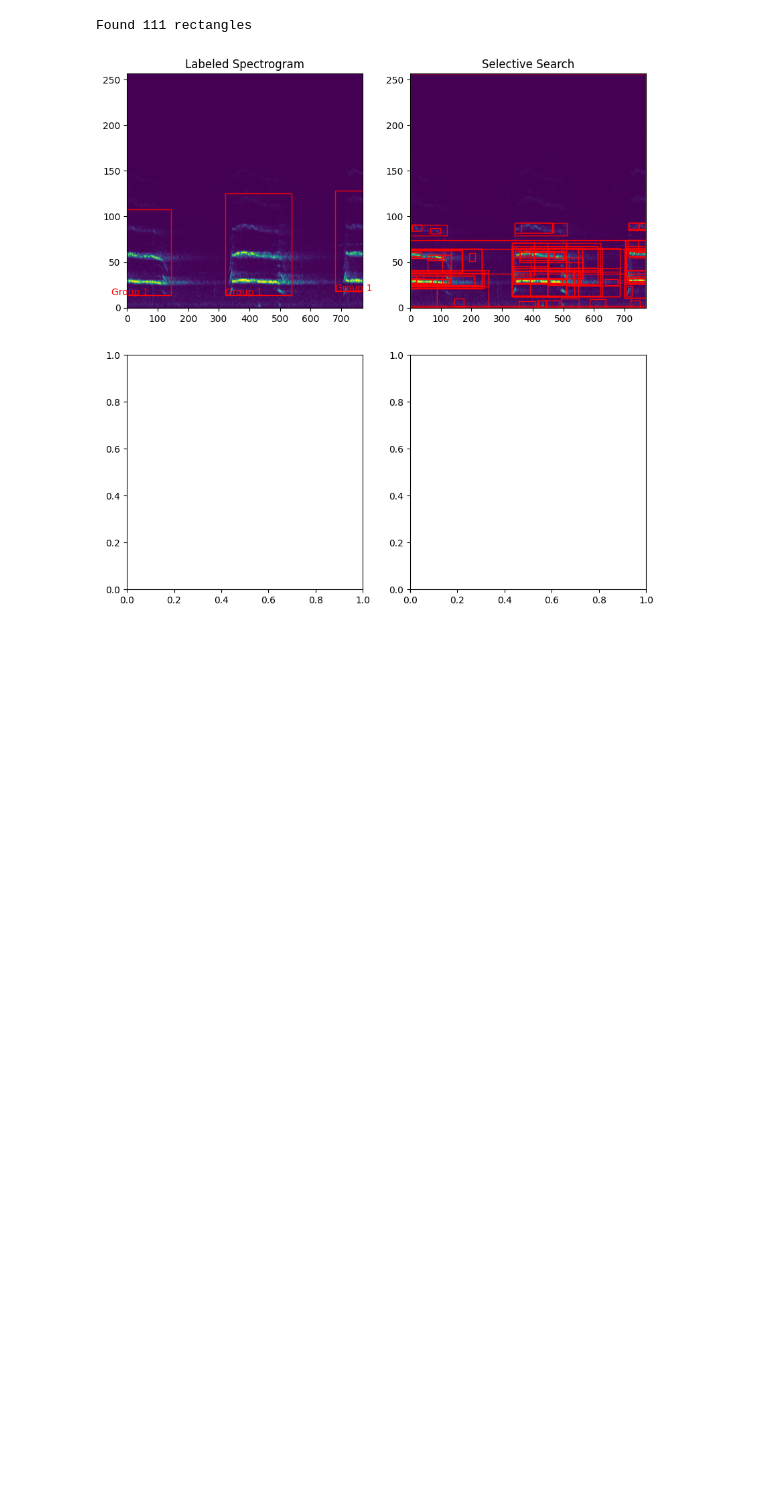
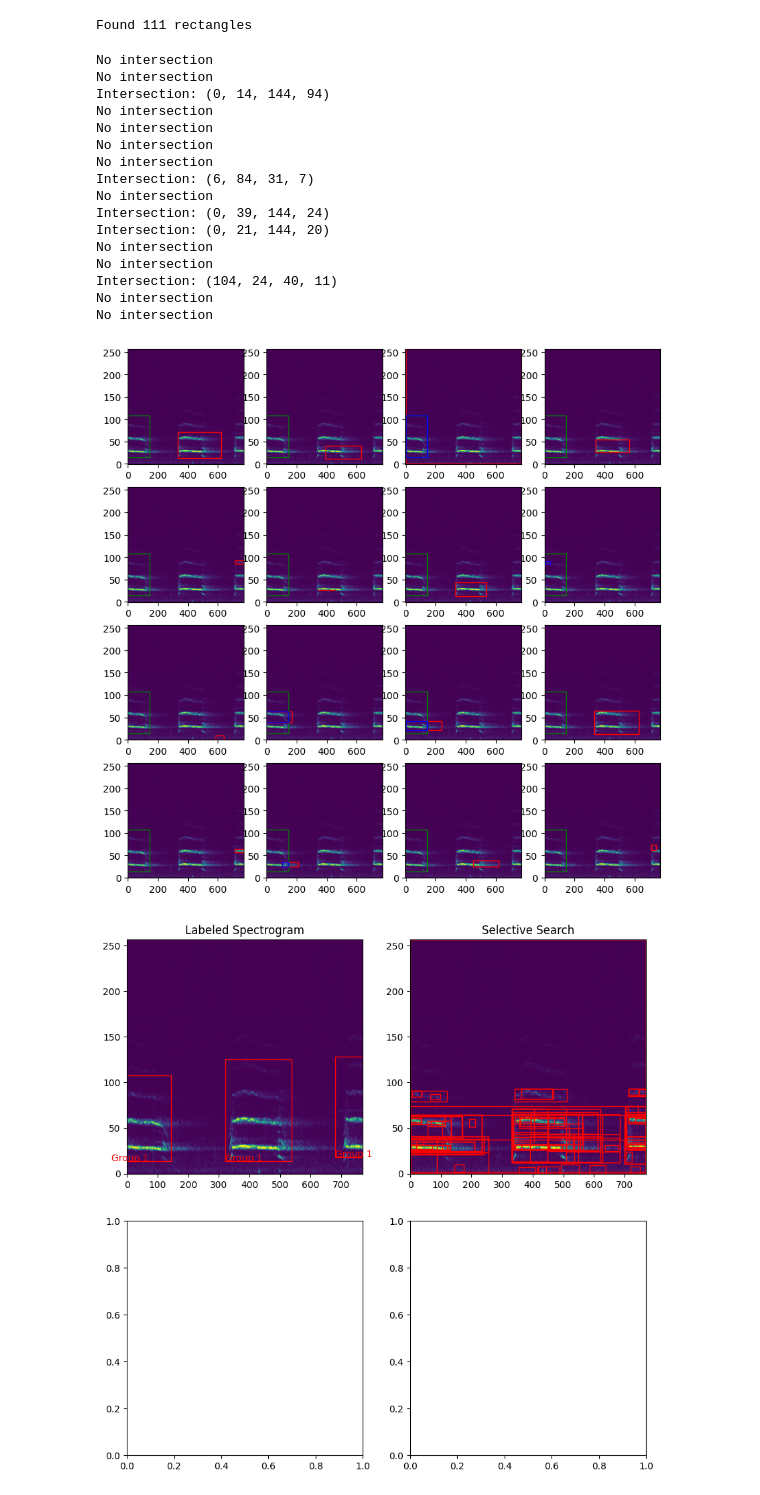
Before and after one commit to fangjunzhou/RCNN-Audio-Detection, a Jupyter notebook: rcnn-audio-detection.ipynb, the cells around one changed output. Drawn from its saved outputs; the diff is of its cells as text; code cells hidden in the pictures; blank space fills up the shorter version.

Commit message:
Update: rcnn-audio-detection Added intersection calculation

```diff
--- a/rcnn-audio-detection.ipynb
+++ b/rcnn-audio-detection.ipynb
@@ -238,6 +238,17 @@ class MappedLabel:
         self.endX = endX
         self.startY = startY
         self.endY = endY
+
+    def GetRect(self):
+        """
+        Get the (x, y, w, h) rect of the label.
+        """
+        return np.array([
+            self.startX,
+            self.startY,
+            self.endX - self.startX,
+            self.endY - self.startY
+        ])
 
     def __repr__(self):
         return "MappedLabel(label={}, startX={}, endX={}, startY={}, endY={})".format(self.label, self.startX, self.endX, self.startY, self.endY)
@@ -323,6 +357,71 @@ rects = selectiveSearcher.Search(audioWindow.spectrogramSlice)
 print("Found {} rectangles".format(len(rects)))
 # %% [output]
 Found 111 rectangles
+# %%
+# Display some rectangles and intersecting rectangles
+TMP = 1
+fig, ax = plt.subplots(4, 4, figsize=(10, 10))
+for i in range(16):
+    ax[i // 4, i % 4].imshow(audioWindow.spectrogramSlice, aspect="auto", origin="lower")
+    rect = rects[TMP + i]
+    label = availableLabels[0]
+    # Draw the rectangle
+    ax[i // 4, i % 4].add_patch(
+        Rectangle(
+            (rect[0], rect[1]),
+            rect[2],
+            rect[3],
+            linewidth=1,
+            edgecolor="r",
+            facecolor="none"
+        )
+    )
+    # Draw the label
+    labelRect = label.GetRect()
+    ax[i // 4, i % 4].add_patch(
+        Rectangle(
+            (labelRect[0], labelRect[1]),
+            labelRect[2],
+            labelRect[3],
+            linewidth=1,
+            edgecolor="g",
+            facecolor="none"
+        )
+    )
+
+    intersection = GetIntersection(rect, label)
+    if intersection is not None:
+        print("Intersection: {}".format(intersection))
+        ax[i // 4, i % 4].add_patch(
+        Rectangle(
+            (intersection[0], intersection[1]),
+            intersection[2],
+            intersection[3],
+            linewidth=1,
+            edgecolor="b",
+            facecolor="none"
+        )
+    )
+    else:
+        print("No intersection")
+# %% [output]
+No intersection
+No intersection
+Intersection: (0, 14, 144, 94)
+No intersection
+No intersection
+No intersection
+No intersection
+Intersection: (6, 84, 31, 7)
+No intersection
+Intersection: (0, 39, 144, 24)
+Intersection: (0, 21, 144, 20)
+No intersection
+No intersection
+Intersection: (104, 24, 40, 11)
+No intersection
+No intersection
+[figure, added]
 # %%
 # Plot
 fig, ax = plt.subplots(2, 2, figsize=(10, 10))
```
Also changed, not shown: parts of 1 cell of this notebook.
